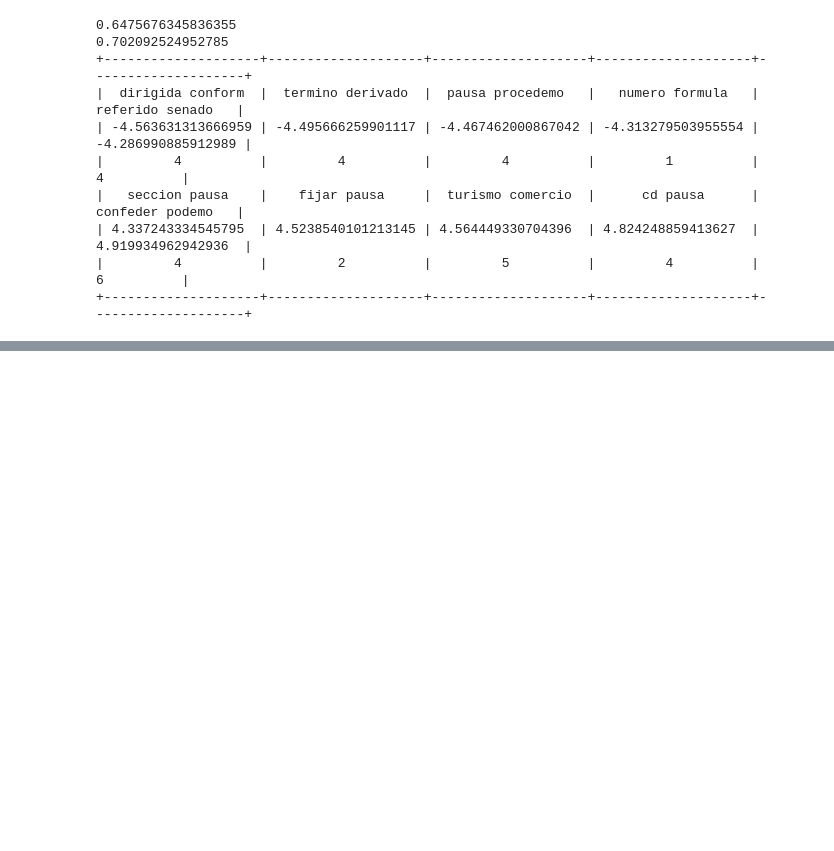
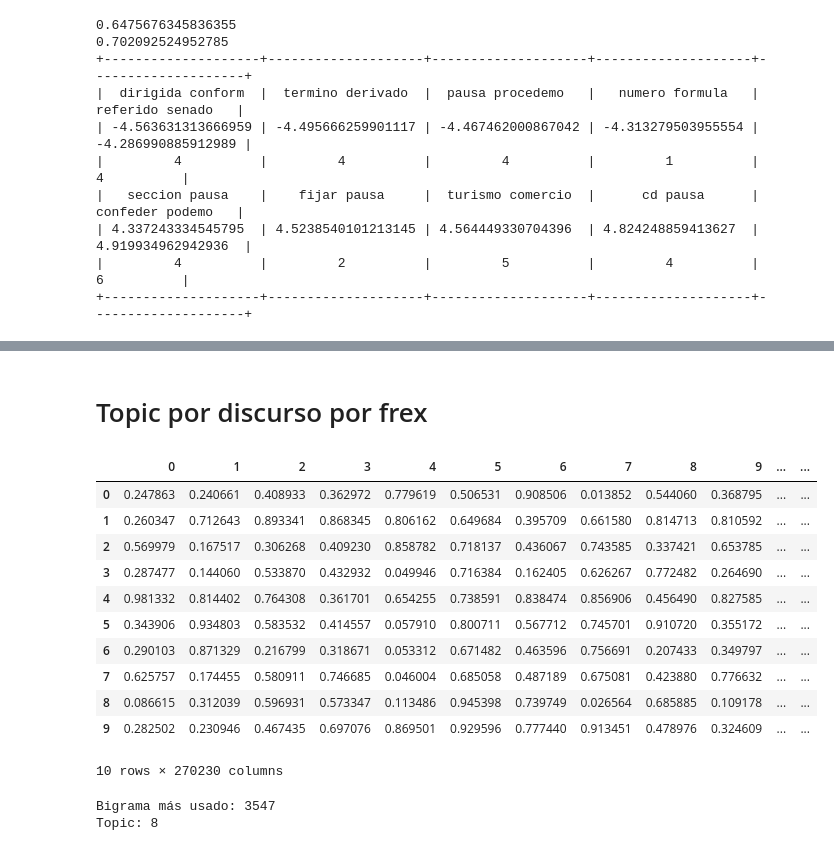
Before and after one commit to LCaravaggio/politext, a Jupyter notebook: GS.ipynb, the cells around one changed output, grey strips where cells are left out. Cells and saved outputs as stored; diff of their text form; code cells hidden in the pictures; blank space fills up the shorter version.

```diff
--- a/GS.ipynb
+++ b/GS.ipynb
@@ -146,7 +146,7 @@ matrix = bow
 # Acá hay un problema porque se sigue usando 10 clusters cuando en realidad habría que chequear el número óptimo de clusters una vez definida la cantidad de bigramas a utilizar.
 # Sin embargo, Text as data dice que el número de clústers es generalmente arbitrario, y recomienda arrancar probando con 10.
 from sklearn.decomposition import LatentDirichletAllocation
-lda = LatentDirichletAllocation(n_components=10, max_iter=5, learning_method='online', learning_offset=50.,random_state=0)
+lda = LatentDirichletAllocation(n_components=10, max_iter=15, learning_method='batch', learning_offset=50.,random_state=0)
 # %%
 lda.fit(matrix)
 # %% [output]
@@ -375,0 +420,2 @@ print(tabulate([cv.get_feature_names_out()[argsort(s)[:n]], sorted(s)[:n],bi_top
+# %% [markdown]
+# Topic por discurso por frex
@@ -375,0 +426,8 @@ print(tabulate([cv.get_feature_names_out()[argsort(s)[:n]], sorted(s)[:n],bi_top
+# %%
+def frex(mod, w=0.7):
+    log_beta = np.log(mod.components_)
+    log_exclusivity = log_beta - logsumexp(log_beta, axis=0)
+    exclusivity_ecdf = np.apply_along_axis(ecdf, 1, log_exclusivity)
+    freq_ecdf = np.apply_along_axis(ecdf, 1, log_beta)
+    out = 1. / (w / exclusivity_ecdf + (1 - w) / freq_ecdf)
+    return out
@@ -375,0 +440,24 @@ print(tabulate([cv.get_feature_names_out()[argsort(s)[:n]], sorted(s)[:n],bi_top
+# %%
+frex_df=pd.DataFrame(frex(lda))
+frex_df
+# %% [output]
+|  | 0 | 1 | 2 | 3 | 4 | 5 | 6 | 7 | 8 | 9 | ... | ... |
+| 0 | 0.247863 | 0.240661 | 0.408933 | 0.362972 | 0.779619 | 0.506531 | 0.908506 | 0.013852 | 0.544060 | 0.368795 | ... | ... |
+| 1 | 0.260347 | 0.712643 | 0.893341 | 0.868345 | 0.806162 | 0.649684 | 0.395709 | 0.661580 | 0.814713 | 0.810592 | ... | ... |
+| 2 | 0.569979 | 0.167517 | 0.306268 | 0.409230 | 0.858782 | 0.718137 | 0.436067 | 0.743585 | 0.337421 | 0.653785 | ... | ... |
+| 3 | 0.287477 | 0.144060 | 0.533870 | 0.432932 | 0.049946 | 0.716384 | 0.162405 | 0.626267 | 0.772482 | 0.264690 | ... | ... |
+| 4 | 0.981332 | 0.814402 | 0.764308 | 0.361701 | 0.654255 | 0.738591 | 0.838474 | 0.856906 | 0.456490 | 0.827585 | ... | ... |
+| 5 | 0.343906 | 0.934803 | 0.583532 | 0.414557 | 0.057910 | 0.800711 | 0.567712 | 0.745701 | 0.910720 | 0.355172 | ... | ... |
+| 6 | 0.290103 | 0.871329 | 0.216799 | 0.318671 | 0.053312 | 0.671482 | 0.463596 | 0.756691 | 0.207433 | 0.349797 | ... | ... |
+| 7 | 0.625757 | 0.174455 | 0.580911 | 0.746685 | 0.046004 | 0.685058 | 0.487189 | 0.675081 | 0.423880 | 0.776632 | ... | ... |
+| 8 | 0.086615 | 0.312039 | 0.596931 | 0.573347 | 0.113486 | 0.945398 | 0.739749 | 0.026564 | 0.685885 | 0.109178 | ... | ... |
+| 9 | 0.282502 | 0.230946 | 0.467435 | 0.697076 | 0.869501 | 0.929596 | 0.777440 | 0.913451 | 0.478976 | 0.324609 | ... | ... |
+10 rows × 270230 columns
+# %%
+# Ejemplo de Topic por FREX de acuerdo al bigrama más presente en ese discurso
+discurso=2
+print(f"Bigrama más usado: {matrix[discurso].argmax()}")
+print(f"Topic: {frex_df[matrix[discurso].argmax()].argsort()[9]}")
+# %% [output]
+Bigrama más usado: 3547
+Topic: 8
```
Also changed, not shown: parts of 19 cells of this notebook.
